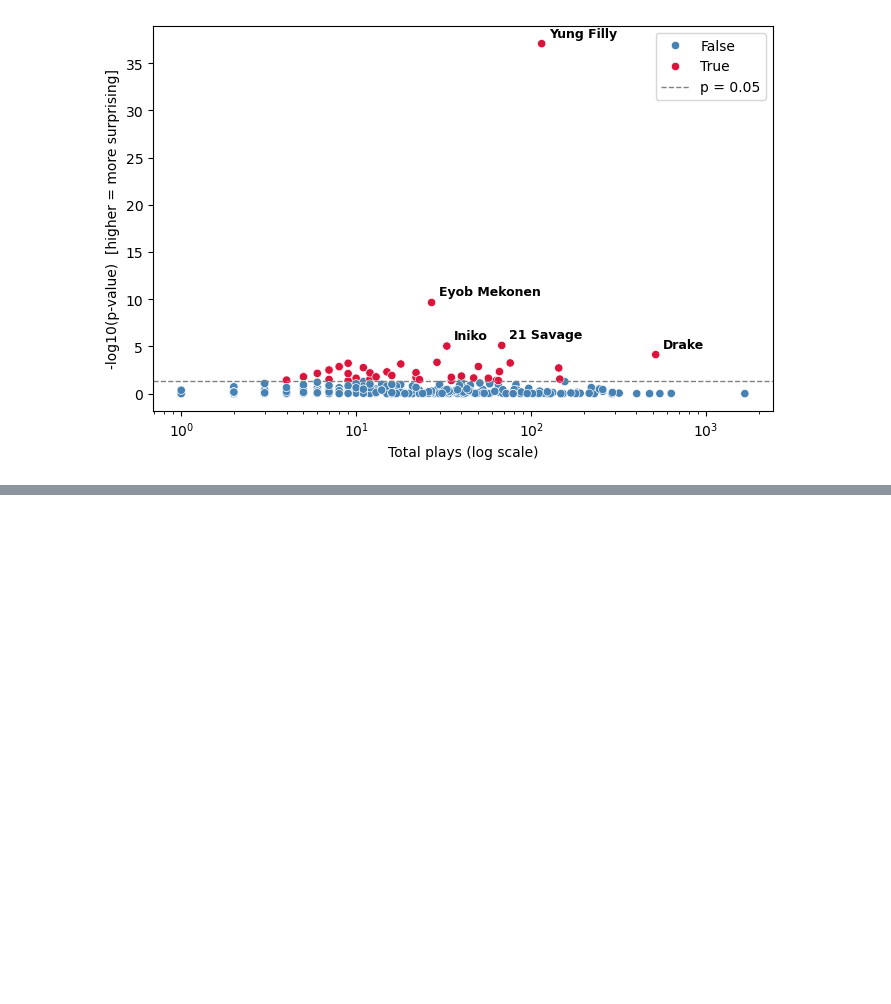
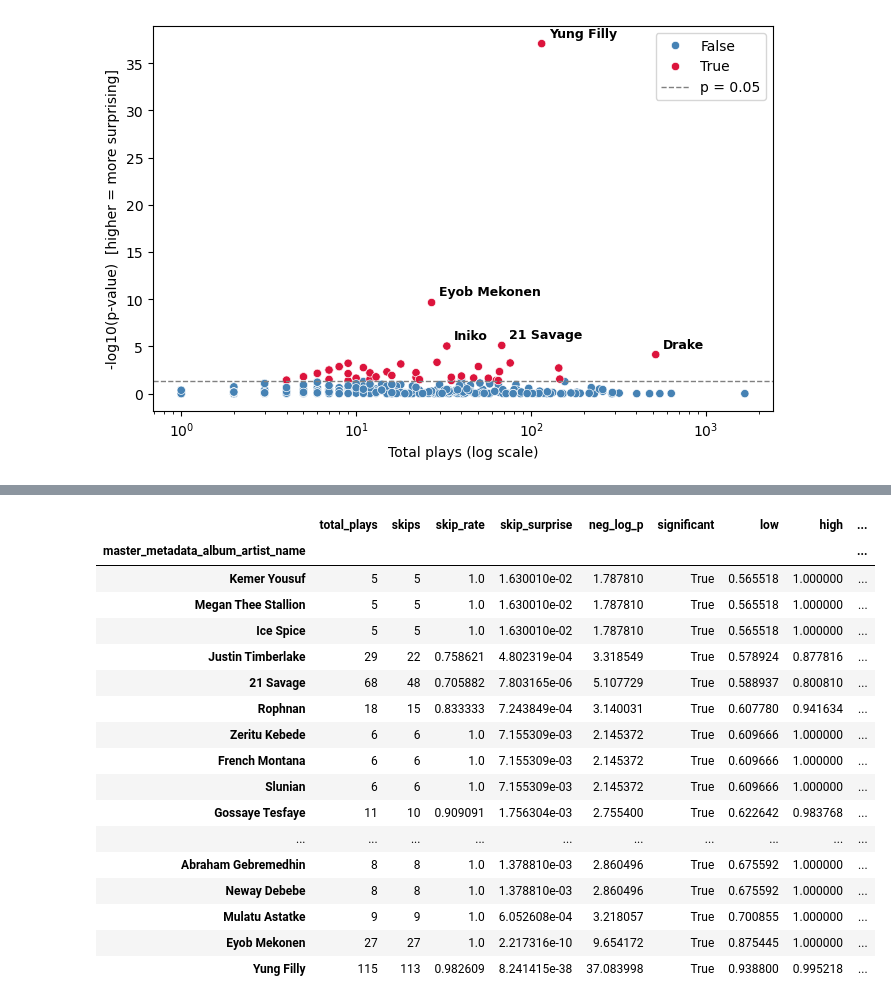
Before and after one commit to kaleb-asefa/rewind, a Jupyter notebook: notebooks/main.ipynb, the cells around one changed output, grey strips where cells are left out. Drawn from its saved outputs; the diff is of its cells as text; code cells hidden in the pictures; blank space fills up the shorter version.

```diff
--- a/notebooks/main.ipynb
+++ b/notebooks/main.ipynb
@@ -200,0 +235,21 @@ plt.show()
+# %%
+top
+# %% [output]
+|  | total_plays | skips | skip_rate | skip_surprise | neg_log_p | significant | low | high | ... |
+| master_metadata_album_artist_name |  |  |  |  |  |  |  |  | ... |
+| Kemer Yousuf | 5 | 5 | 1.0 | 1.630010e-02 | 1.787810 | True | 0.565518 | 1.000000 | ... |
+| Megan Thee Stallion | 5 | 5 | 1.0 | 1.630010e-02 | 1.787810 | True | 0.565518 | 1.000000 | ... |
+| Ice Spice | 5 | 5 | 1.0 | 1.630010e-02 | 1.787810 | True | 0.565518 | 1.000000 | ... |
+| Justin Timberlake | 29 | 22 | 0.758621 | 4.802319e-04 | 3.318549 | True | 0.578924 | 0.877816 | ... |
+| 21 Savage | 68 | 48 | 0.705882 | 7.803165e-06 | 5.107729 | True | 0.588937 | 0.800810 | ... |
+| Rophnan | 18 | 15 | 0.833333 | 7.243849e-04 | 3.140031 | True | 0.607780 | 0.941634 | ... |
+| Zeritu Kebede | 6 | 6 | 1.0 | 7.155309e-03 | 2.145372 | True | 0.609666 | 1.000000 | ... |
+| French Montana | 6 | 6 | 1.0 | 7.155309e-03 | 2.145372 | True | 0.609666 | 1.000000 | ... |
+| Slunian | 6 | 6 | 1.0 | 7.155309e-03 | 2.145372 | True | 0.609666 | 1.000000 | ... |
+| Gossaye Tesfaye | 11 | 10 | 0.909091 | 1.756304e-03 | 2.755400 | True | 0.622642 | 0.983768 | ... |
+| ... | ... | ... | ... | ... | ... | ... | ... | ... | ... |
+| Abraham Gebremedhin | 8 | 8 | 1.0 | 1.378810e-03 | 2.860496 | True | 0.675592 | 1.000000 | ... |
+| Neway Debebe | 8 | 8 | 1.0 | 1.378810e-03 | 2.860496 | True | 0.675592 | 1.000000 | ... |
+| Mulatu Astatke | 9 | 9 | 1.0 | 6.052608e-04 | 3.218057 | True | 0.700855 | 1.000000 | ... |
+| Eyob Mekonen | 27 | 27 | 1.0 | 2.217316e-10 | 9.654172 | True | 0.875445 | 1.000000 | ... |
+| Yung Filly | 115 | 113 | 0.982609 | 8.241415e-38 | 37.083998 | True | 0.938800 | 0.995218 | ... |
```
Also changed, not shown: parts of 4 cells of this notebook.
